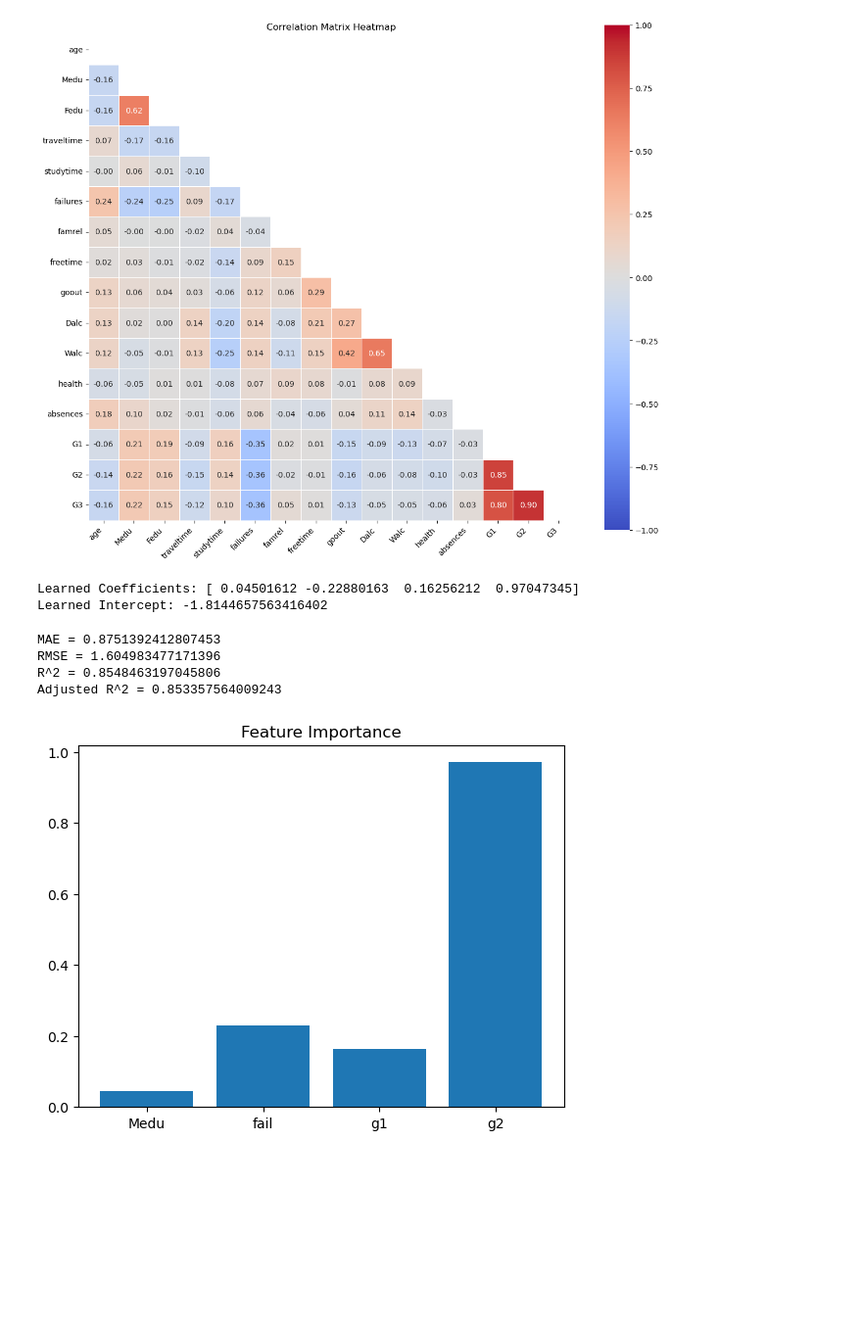
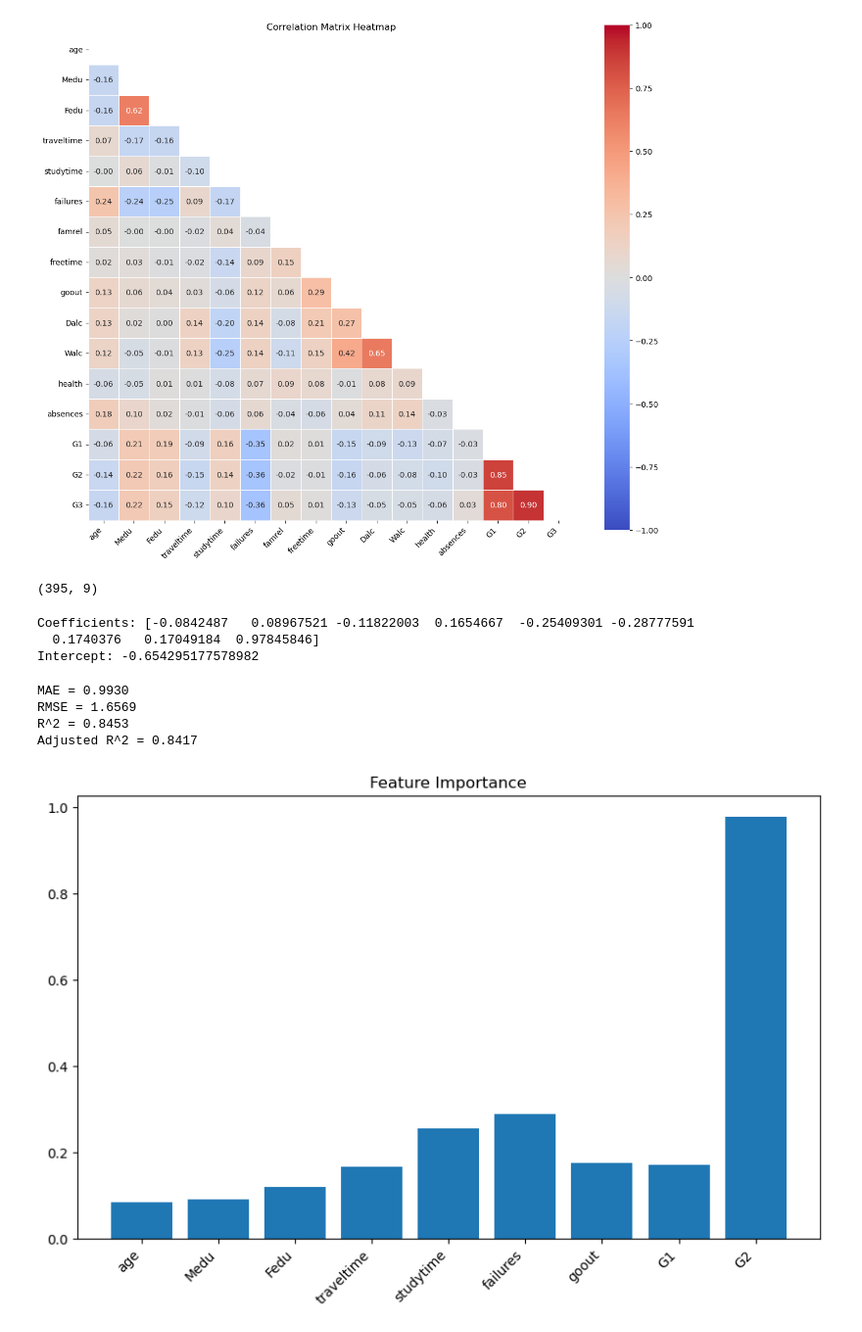
Before and after one commit to anand314anmol/IDC409_Project_Grp.17, a Jupyter notebook: Linear_Regression.ipynb, the cells around one changed output. Shown at 98% size. Cells and saved outputs as stored; diff of their text form; code cells hidden in the pictures; blank space fills up the shorter version.

Commit message:
Linear Regression on Math Dataset (v4)

```diff
--- a/Linear_Regression.ipynb
+++ b/Linear_Regression.ipynb
@@ -37,25 +39,36 @@ plt.show()
 # %% [output]
 [figure]
 # %%
-medu = df["Medu"].to_numpy()
-fail = df["failures"].to_numpy()
-g1 = df["G1"].to_numpy()
-g2 = df["G2"].to_numpy()
-g3 = df["G3"].to_numpy()
+# Creating the feature and the target arrays
 
-X = np.array([medu, fail, g1, g2]).T
-y = g3
+feature_names = ['age', 'Medu', 'Fedu', 'traveltime', 'studytime', 'failures', 'goout', 'G1', 'G2']
+y = df["G3"].to_numpy()
+
+X = []
+for name in feature_names:
+    X.append(df[name].to_numpy())
+X = np.array(X).T
+print(np.shape(X))
+# %% [output]
+(395, 9)
 # %%
+# Shuffling and splitting the data into training and testing data
+# Also choosing the model and training the model
+
 X_train, X_test, y_train, y_test = train_test_split(X, y, test_size=0.2, random_state=62)
 
 regressor = LinearRegression()
 regressor.fit(X_train, y_train)
-print("Learned Coefficients:", regressor.coef_)
-print("Learned Intercept:", regressor.intercept_)
+print("Coefficients:", regressor.coef_)
+print("Intercept:", regressor.intercept_)
 # %% [output]
-Learned Coefficients: [ 0.04501612 -0.22880163  0.16256212  0.97047345]
-Learned Intercept: -1.8144657563416402
+Coefficients: [-0.0842487   0.08967521 -0.11822003  0.1654667  -0.25409301 -0.28777591
+  0.1740376   0.17049184  0.97845846]
+Intercept: -0.654295177578982
 # %%
+# Comparing predictions against actual testing data
+# Also computing the metrics for evaluation
+
 predictions = regressor.predict(X_test)
 mae = mean_absolute_error(y_test, predictions)
 mse = mean_squared_error(y_test, predictions)
@@ -65,26 +78,24 @@ n = len(X)
 p = len(X[0])
 adj_r2 = 1-((1-r2)*(n-1)/(n-p-1))
 
-print(f'MAE = {mae}')
-print(f'RMSE = {rmse}')
-print(f'R^2 = {r2}')
-print(f'Adjusted R^2 = {adj_r2}')
-
-# display(Math(fr" \Large \text{{MAE}} = {mae:.4f}"))
-# display(Math(fr" \Large \text{{RMSE}} = {rmse:.4f}"))
-# display(Math(fr" \Large R^2 = {r2:.4f}"))
-# display(Math(fr" \Large \text{{Adjusted }} R^2 = {adj_r2:.4f}"))
+print(f'MAE = {mae:.4f}')
+print(f'RMSE = {rmse:.4f}')
+print(f'R^2 = {r2:.4f}')
+print(f'Adjusted R^2 = {adj_r2:.4f}')
 # %% [output]
-MAE = 0.8751392412807453
-RMSE = 1.604983477171396
-R^2 = 0.8548463197045806
-Adjusted R^2 = 0.853357564009243
+MAE = 0.9930
+RMSE = 1.6569
+R^2 = 0.8453
+Adjusted R^2 = 0.8417
 # %%
+# Calculating feature importance and plotting it
+
 importances = np.abs(regressor.coef_)
-feature_names = ['Medu', 'fail', 'g1', 'g2']
+plt.figure(figsize=(10, 6))
 plt.bar(feature_names, importances)
 plt.title('Feature Importance')
+plt.xticks(rotation=45, ha="right")
 plt.show()
 # %% [output]
-[figure, old version]
+[figure, new version]
 # %%
```
Also changed, not shown: parts of 5 cells of this notebook.
